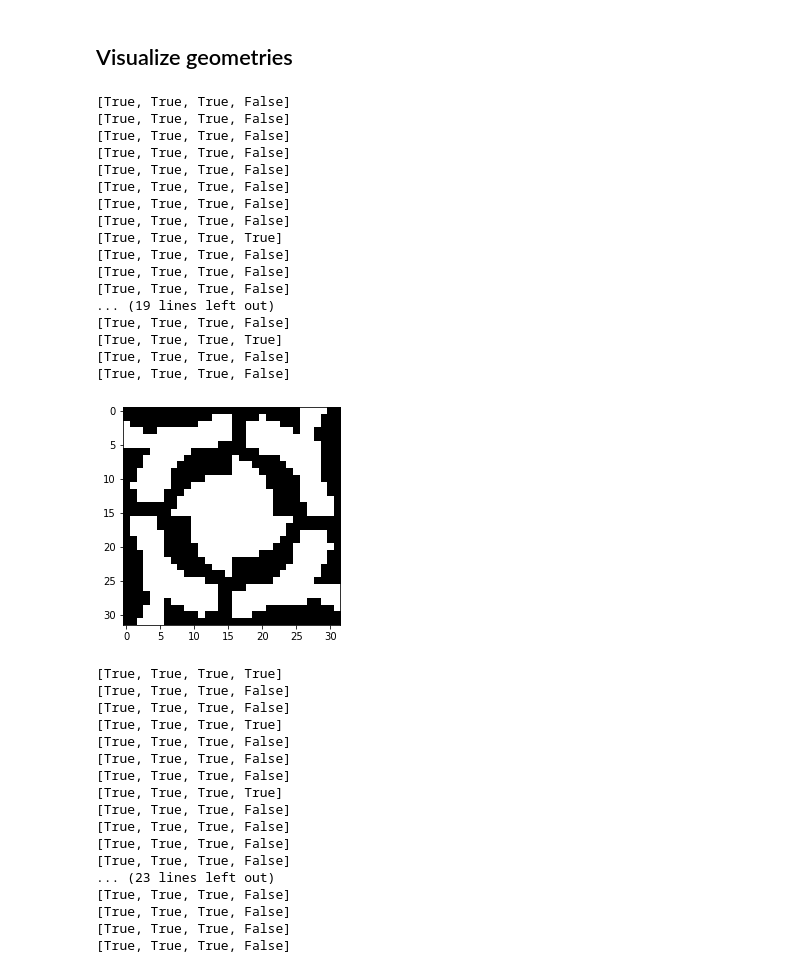
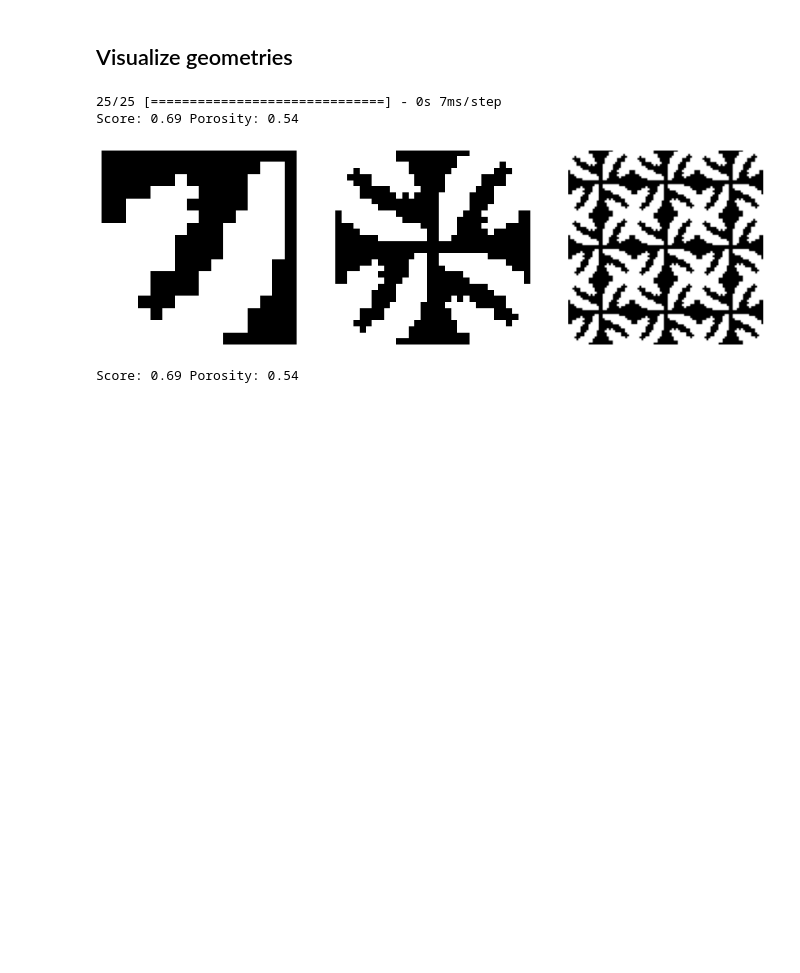
Before and after one commit to lucascbarbosa/INT, a Jupyter notebook: Manufatura Aditiva/Simulacao-GAN/Pipeline/3- Machine_learning/GAN/GAN.ipynb, the cells around one changed output. Saved outputs shown, nothing was run; the diff lists cells and outputs as text; code cells hidden in the pictures; blank space fills up the shorter version.

```diff
--- a/Manufatura Aditiva/Simulacao-GAN/Pipeline/3- Machine_learning/GAN/GAN.ipynb
+++ b/Manufatura Aditiva/Simulacao-GAN/Pipeline/3- Machine_learning/GAN/GAN.ipynb
@@ -599,6 +572,37 @@ def check_unit(unit, desired_porosity, tol):
     passed = False
   return passed, unit[:unit.shape[0]//2,:unit.shape[0]//2]
 
+def check_singularity(element, simmetry):
+  passeds = [True for i in range(4)]
+
+  # check singularities inside element
+  for i in range(element.shape[0]-1):
+    for j in range(element.shape[1]-1):
+      # print(element[i:i+2,j:j+2])
+      diag1 = list(element[i:i+2,j:j+2].diagonal())
+      diag2 = list(np.fliplr(element[i:i+2,j:j+2]).diagonal())
+      if (diag1 == [1,1] and diag2 == [0,0]) or (diag1 == [0,0] and diag2 == [1,1]):
+        passeds[0] = False
+
+  # check singularities in element boundary and singularities in unit boundary
+  if simmetry[1:] == '4':
+    for j in range(element.shape[1]-1):
+      arr = np.array([[element[element.shape[0]-j-1,element.shape[1]-1],element[element.shape[0]-j-2,element.shape[1]-1]],[element[0,j],element[0,j+1]]])
+      diag1 = list(arr.diagonal())
+      diag2 = list(np.fliplr(arr).diagonal())
+      if (diag1 == [1,1] and diag2 == [0,0]) or (diag1 == [0,0] and diag2 == [1,1]):
+        passeds[1] = False
+
+      arr = np.array([[element[element.shape[0]-1,j],element[element.shape[0]-1,j+1]],[element[j,0],element[j+1,0]]])
+      diag1 = list(arr.diagonal())
+      diag2 = list(np.fliplr(arr).diagonal())
+      if (diag1 == [1,1] and diag2 == [0,0]) or (diag1 == [0,0] and diag2 == [1,1]):
+        passeds[2] = False
+      if [element[0,0],element[element.shape[0]-1,element.shape[1]-1]] == [1, 0] or [element[0,0],element[element.shape[0]-1,element.shape[1]-1]] == [0, 1]:
+        passeds[3] = False
+
+  return passeds
+
 desired_porosity=0.55
 tol = 0.02
 simmetry = 'p4'
@@ -611,72 +615,43 @@ for i in range(len(geometries)):
   unit = create_unit(geom,size,simmetry)
   passed1,element = check_unit(unit, desired_porosity, tol)
   passed2 = check_singularity(element, simmetry)
-
   if passed1:
-    plt.imshow(unit, cmap='Greys')
-    plt.show()
+    # print(passed2)
+    # plt.imshow(element, cmap='Greys')
+    # plt.show()
+    # plt.imshow(unit, cmap='Greys')
+    # plt.show()
     elements.append(element)
 
 geometries = np.array(elements)
 
 # Get scores
 top = 50
 scores = D.predict([geometries,geometries])[0].ravel()
 top_idxs = np.argsort(-scores)[:top]
 for top_idx in top_idxs:
   elem = geometries[top_idx]
   unit = create_unit(elem.reshape((size,size)),size,simmetry)
   arrange = create_arrange(unit,3,3)
 
   print("Score: %.2f Porosity: %.2f"%(scores[top_idx],get_porosity(elem)))
 
   fig,ax = plt.subplots(1,3);
   fig.set_size_inches((15,5))
 
   ax[0].imshow(elem,cmap='Greys');
   ax[0].axis('off')
 
   ax[1].imshow(unit,cmap="Greys")
   ax[1].axis('off')
 
   ax[2].imshow(arrange,cmap="Greys")
   ax[2].axis('off')
   plt.show()
 
-sns.histplot(np.sum(generated_geoms.round().reshape((test_size,int(size*size))),axis=-1)/int(size*size),bins=32);
+sns.histplot(1-np.sum(generated_geoms.round().reshape((test_size,int(size*size))),axis=-1)/int(size*size),bins=32);
 # %% [output]
-[True, True, True, False]
-[True, True, True, False]
-[True, True, True, False]
-[True, True, True, False]
-[True, True, True, False]
-[True, True, True, False]
-[True, True, True, False]
-[True, True, True, False]
-[True, True, True, True]
-[True, True, True, False]
-[True, True, True, False]
-[True, True, True, False]
-... (19 lines left out)
-[True, True, True, False]
-[True, True, True, True]
-[True, True, True, False]
-[True, True, True, False]
+25/25 [==============================] - 0s 7ms/step
+Score: 0.69 Porosity: 0.54
-[figure, old version]
+[figure, new version]
-[True, True, True, True]
-[True, True, True, False]
-[True, True, True, False]
-[True, True, True, True]
-[True, True, True, False]
-[True, True, True, False]
-[True, True, True, False]
-[True, True, True, True]
-[True, True, True, False]
-[True, True, True, False]
-[True, True, True, False]
-[True, True, True, False]
-... (23 lines left out)
-[True, True, True, False]
-[True, True, True, False]
-[True, True, True, False]
-[True, True, True, False]
+Score: 0.69 Porosity: 0.54
```
Also changed, not shown: parts of 5 cells of this notebook, 40 other files.
